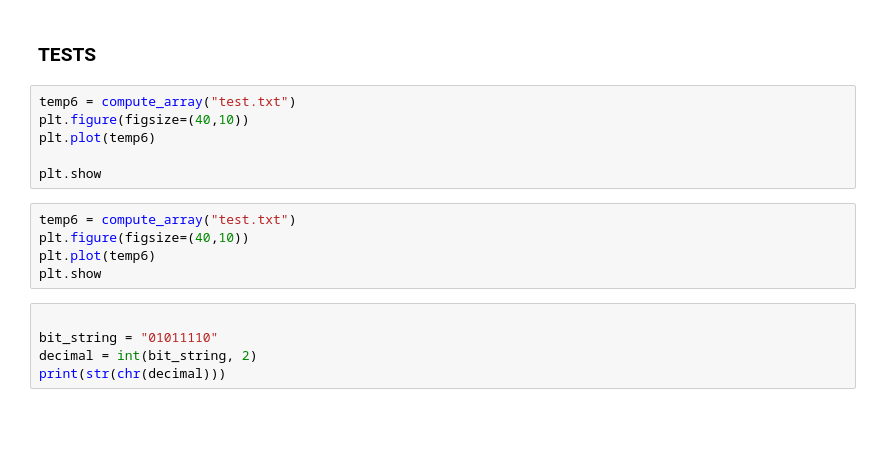
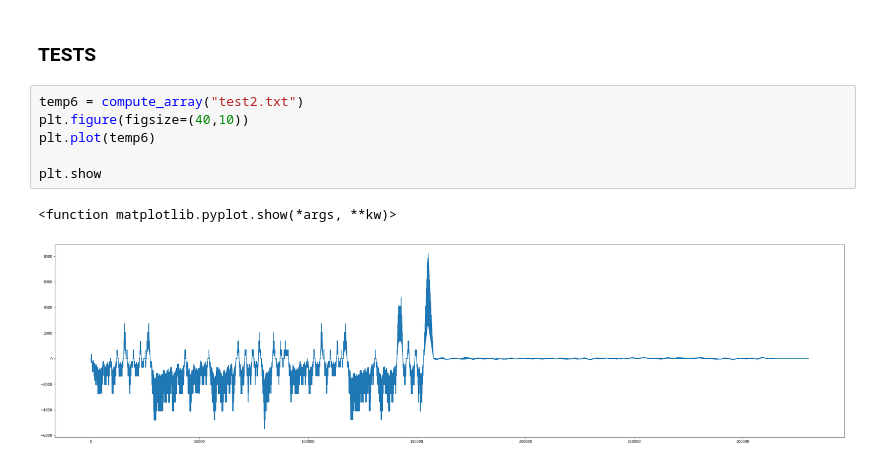
Before and after one commit to yklose/Communication-System, a Jupyter notebook: Project-Notebook.ipynb, the cells around one changed output. Saved outputs shown, nothing was run; the diff lists cells and outputs as text; blank space fills up the shorter version.

```diff
--- a/Project-Notebook.ipynb
+++ b/Project-Notebook.ipynb
@@ -75,18 +88,11 @@ plt.show()
 # %% [markdown]
 ### TESTS
 # %%
-temp6 = compute_array("test.txt")
+temp6 = compute_array("test2.txt")
 plt.figure(figsize=(40,10))
 plt.plot(temp6)
 
 plt.show
+# %% [output]
+<function matplotlib.pyplot.show(*args, **kw)>
+[figure, added]
-# %%
-temp6 = compute_array("test.txt")
-plt.figure(figsize=(40,10))
-plt.plot(temp6)
-plt.show
-# %%
-
-bit_string = "01011110"
-decimal = int(bit_string, 2)
-print(str(chr(decimal)))
```
Also changed, not shown: parts of 3 cells of this notebook, 14 other files.
